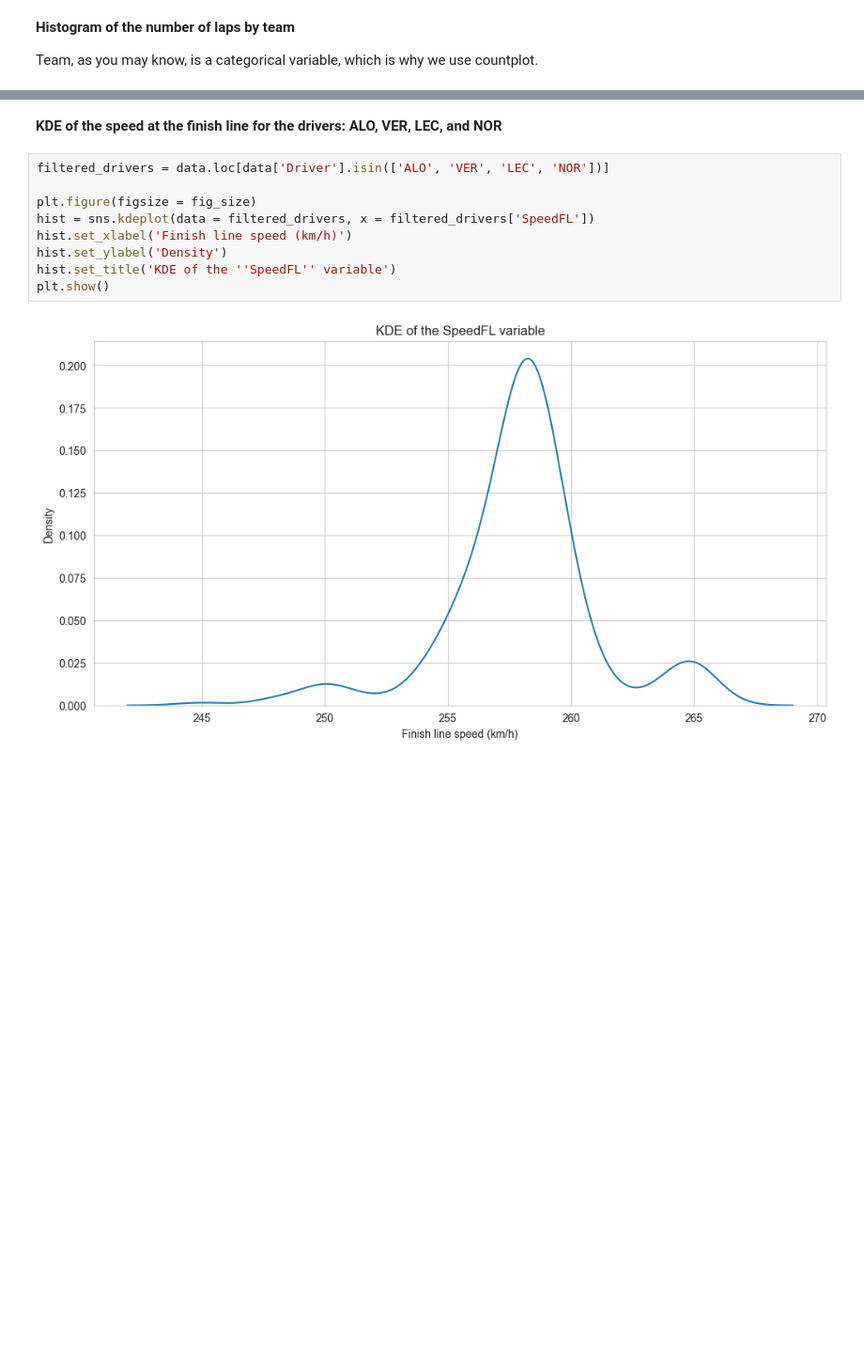
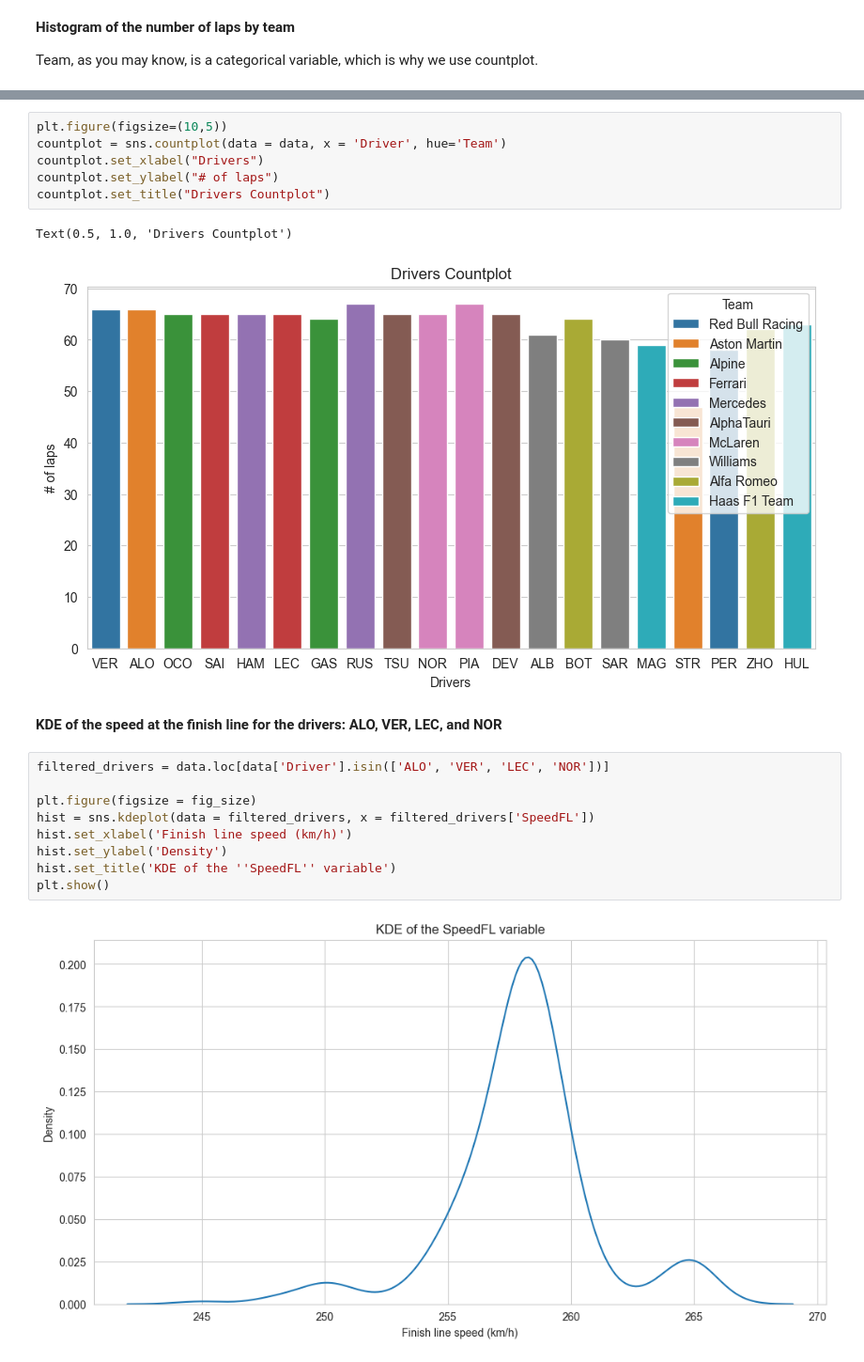
Before and after one commit to NigelXheri/Sistemas-Inteligentes, a Jupyter notebook: prácticas/Lab2/Lab2.3-Visualization.ipynb, the cells around one changed output, grey strips where cells are left out. Shown at 94% size. Saved outputs shown, nothing was run; the diff lists cells and outputs as text; blank space fills up the shorter version.

```diff
--- a/prácticas/ENG/Lab2/Lab2.3-Visualization.ipynb
+++ b/prácticas/Lab2/Lab2.3-Visualization.ipynb
@@ -207,6 +171,15 @@ hist.set_title('Histogram of the ''Team'' variable')
 # %% [output]
 Text(0.5, 1.0, 'Histogram of the Team variable')
 [figure]
+# %%
+plt.figure(figsize=(10,5))
+countplot = sns.countplot(data = data, x = 'Driver', hue='Team')
+countplot.set_xlabel("Drivers")
+countplot.set_ylabel("# of laps")
+countplot.set_title("Drivers Countplot")
+# %% [output]
+Text(0.5, 1.0, 'Drivers Countplot')
+[figure, added]
 # %% [markdown]
 **KDE of the speed at the finish line for the drivers: ALO, VER, LEC, and NOR**
 # %%
```
Also changed, not shown: parts of 25 cells of this notebook, 9 other files.
